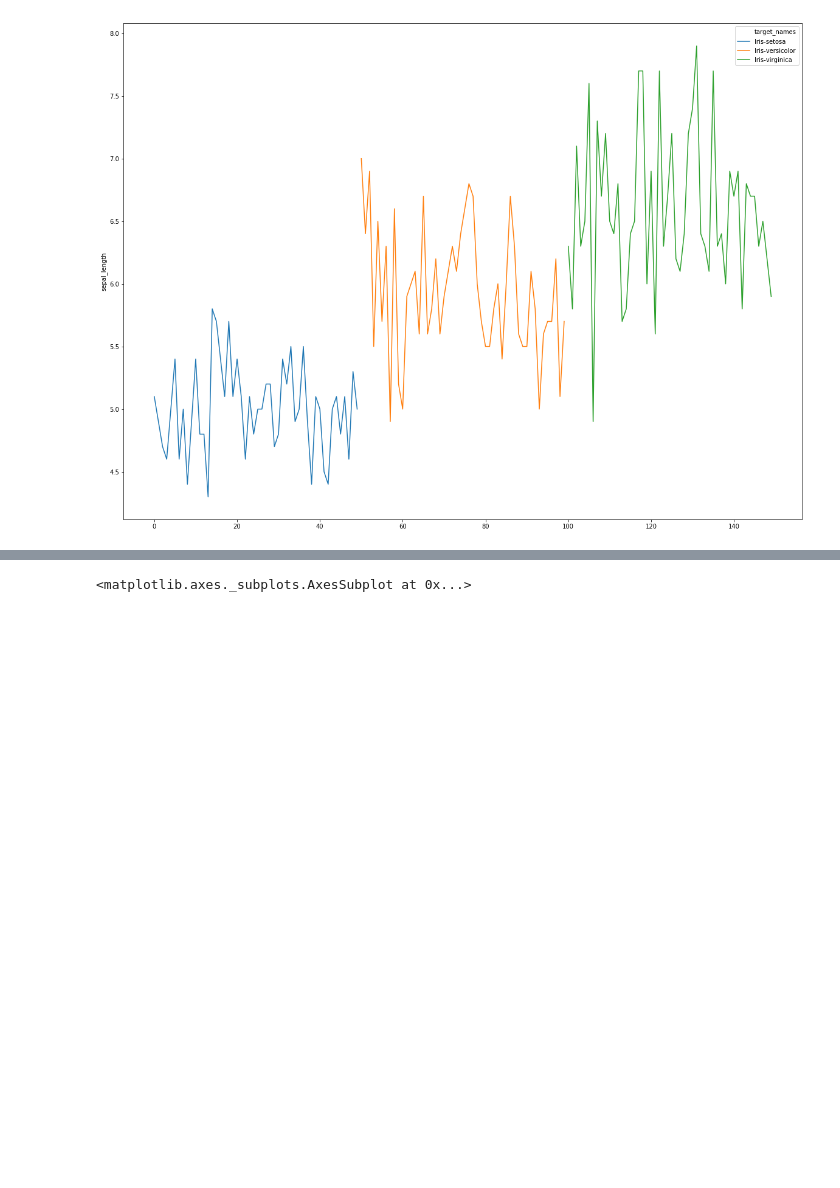
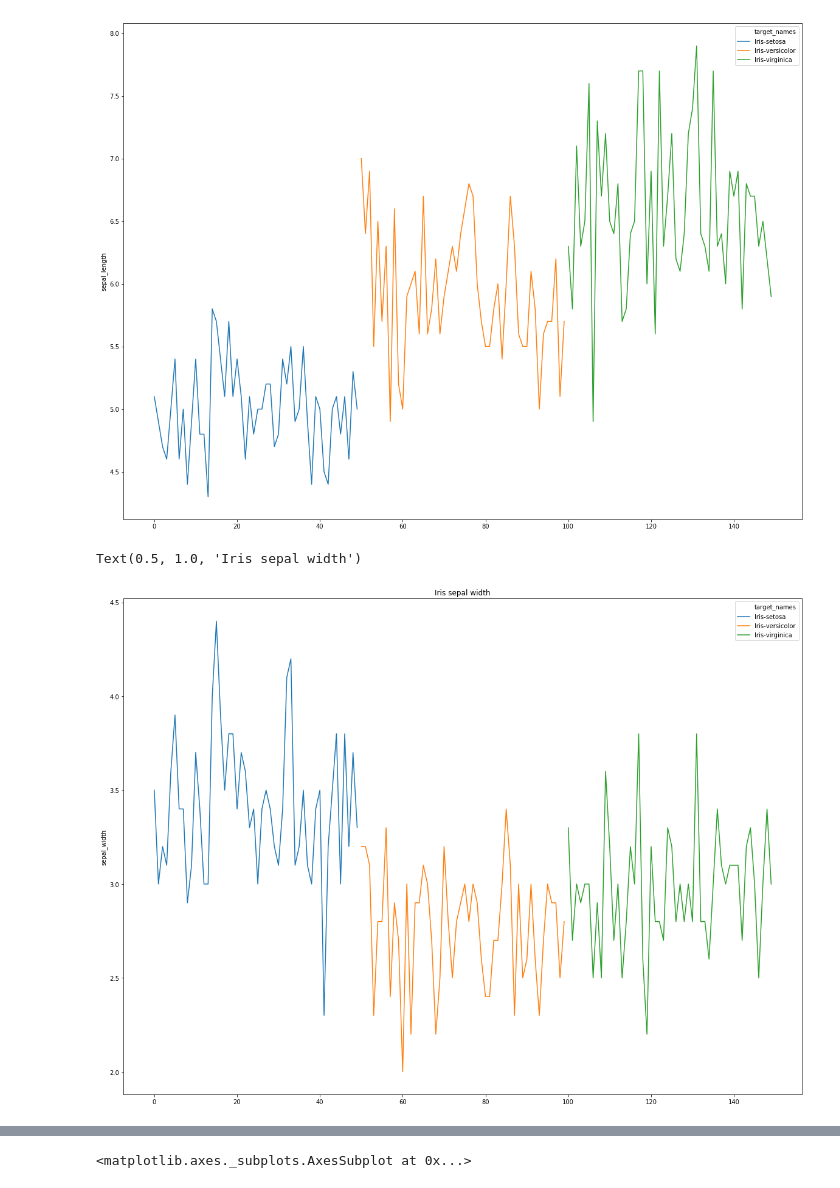
Before and after one commit to mrg20/laboratory-data-science-subject, a Jupyter notebook: notebooks/Iris.ipynb, the cells around one changed output, grey strips where cells are left out. Drawn from its saved outputs; the diff is of its cells as text; code cells hidden in the pictures; blank space fills up the shorter version.

Commit message:
added the plot titles

```diff
--- a/notebooks/Iris.ipynb
+++ b/notebooks/Iris.ipynb
@@ -60,4 +60,10 @@ sns.lineplot(x=df.index, y='sepal_length', data=df, hue='target_names')
 # %% [output]
 <matplotlib.axes._subplots.AxesSubplot at 0x...>
 [figure]
+# %%
+sns.lineplot(x=df.index, y='sepal_width', data=df, hue='target_names')
+plt.title('Iris sepal width')
+# %% [output]
+Text(0.5, 1.0, 'Iris sepal width')
+[figure, added]
 # %%
```
Also changed, not shown: parts of 3 cells of this notebook.
